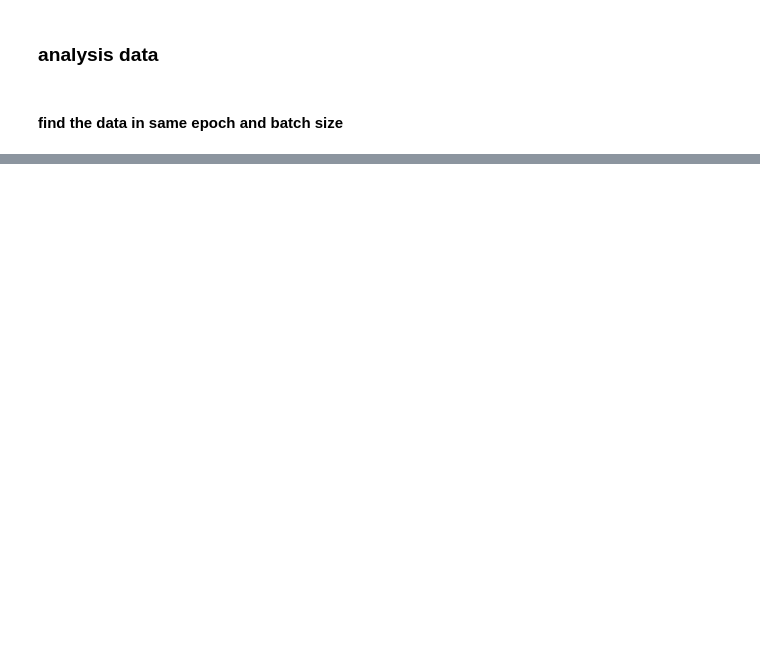
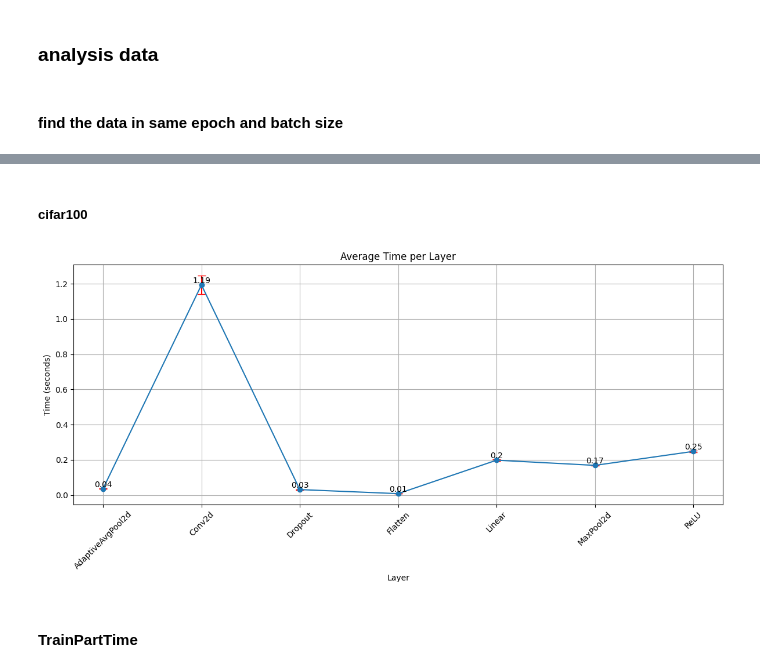
Before and after one commit to dtjgp/GreenAI, a Jupyter notebook: Cloud/4090/code/alexnet_analysis.ipynb, the cells around one changed output, grey strips where cells are left out. Saved outputs shown, nothing was run; the diff lists cells and outputs as text; code cells hidden in the pictures; blank space fills up the shorter version.

```diff
--- a/Cloud/4090/code/alexnet_analysis.ipynb
+++ b/Cloud/4090/code/alexnet_analysis.ipynb
@@ -34,3 +33,7 @@ rounds = 5
+# %%
+batch_sizes = [256]
+epochs = [20]
+rounds = 1
 # %% [markdown]
 #### read all the data from all the folders
 # %%
@@ -332,0 +125,24 @@ plt.show()
+# %% [markdown]
+##### cifar100
+# %%
+# Calculate the mean and standard deviation for each layer
+layer_means = np.mean(LayersTime_c, axis=1)
+layer_stds = np.std(LayersTime_c, axis=1)
+
+# Plot the average time per layer with error bars
+plt.figure(figsize=(12, 6))
+plt.errorbar(LayersName, layer_means, yerr=layer_stds, fmt='-o', ecolor='r', capsize=5)
+plt.title('Average Time per Layer')
+plt.xlabel('Layer')
+plt.ylabel('Time (seconds)')
+plt.xticks(rotation=45)
+plt.grid(True)
+plt.tight_layout()
+# add the value on each point in the plot
+for i in range(len(LayersName)):
+    plt.text(i, layer_means[i], np.round(layer_means[i], 2), ha='center', va='bottom')
+plt.show()
+# %% [output]
+[figure, added]
+# %% [markdown]
+#### TrainPartTime
```
Also changed, not shown: parts of 39 cells of this notebook, 18 other files.
